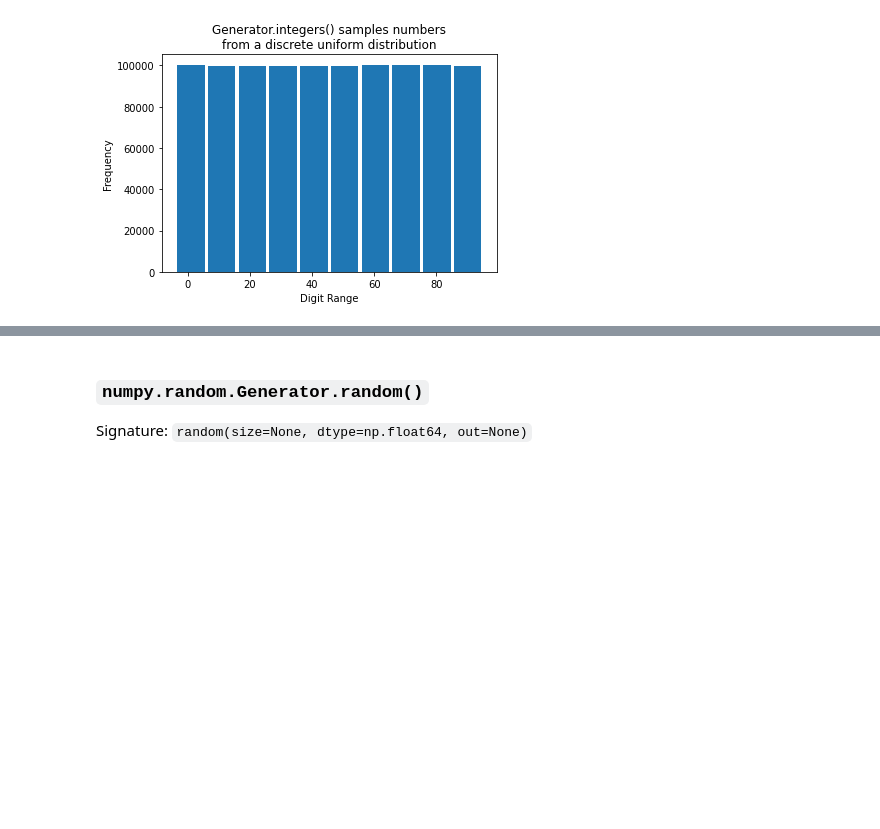
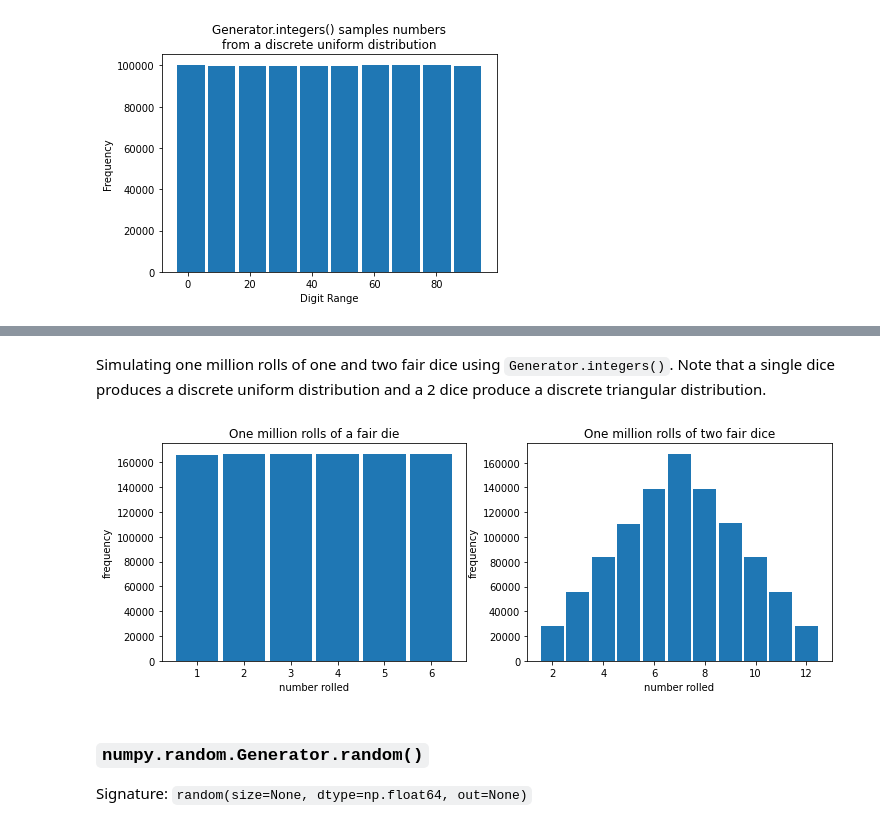
Before and after one commit to fod/numpy-random, a Jupyter notebook: numpy-random.ipynb, the cells around one changed output, grey strips where cells are left out. Saved outputs shown, nothing was run; the diff lists cells and outputs as text; code cells hidden in the pictures; blank space fills up the shorter version.

Commit message:
Demonstrated use of Generator.integers()

```diff
--- a/numpy-random.ipynb
+++ b/numpy-random.ipynb
@@ -161,3 +188,25 @@ plt.show()
+# %% [markdown]
+Simulating one million rolls of one and two fair dice using `Generator.integers()`. Note that a single dice produces a discrete uniform distribution and a 2 dice produce a discrete triangular distribution.
+# %%
+# Simulate 1 million die rolls
+die_rolls = rng.integers(1, 6, size=1000000, endpoint=True)
+# Simulating 1 million rolls of a pair of dice
+two_die_rolls = rng.integers(1, 6, size=(1000000, 2), endpoint=True)
+
+# Plot the distributions
+fig, (ax1, ax2) = plt.subplots(1, 2, figsize=(12,4))
+ax1.hist(die_rolls, bins=(range(1,8)), align="left", rwidth=0.9)
+ax1.set_xlabel('number rolled')
+ax1.set_ylabel('frequency')
+ax1.set_title("One million rolls of a fair die")
+
+ax2.hist(np.sum(two_die_rolls, axis=1), bins=(range(2, 14)), align="left", rwidth=0.9)
+ax2.set_xlabel('number rolled')
+ax2.set_ylabel('frequency')
+ax2.set_title("One million rolls of two fair dice")
+plt.show()
+# %% [output]
+[figure, added]
 # %% [markdown]
 ### `numpy.random.Generator.random()`
 Signature: `random(size=None, dtype=np.float64, out=None)`
```
Also changed, not shown: parts of 18 cells of this notebook.
